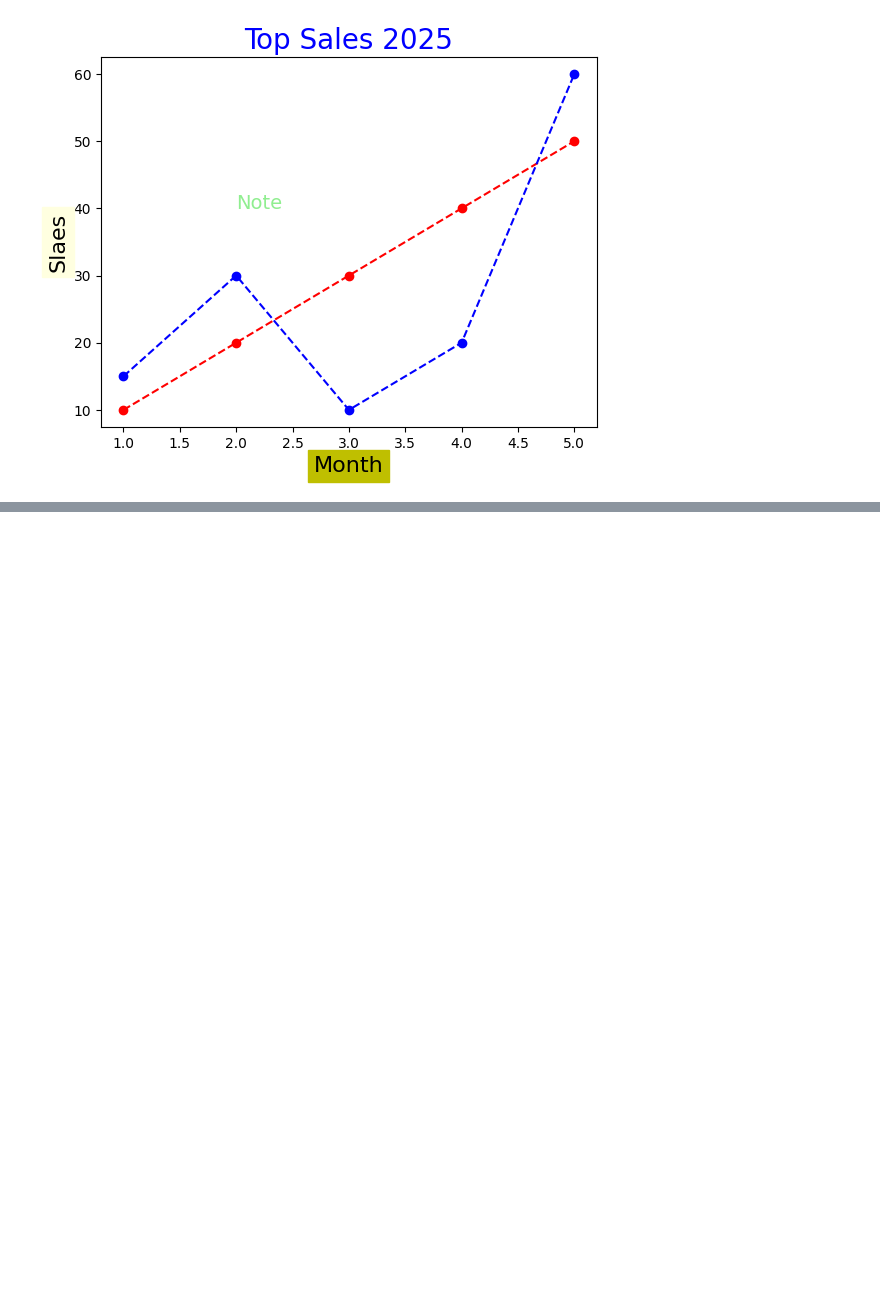
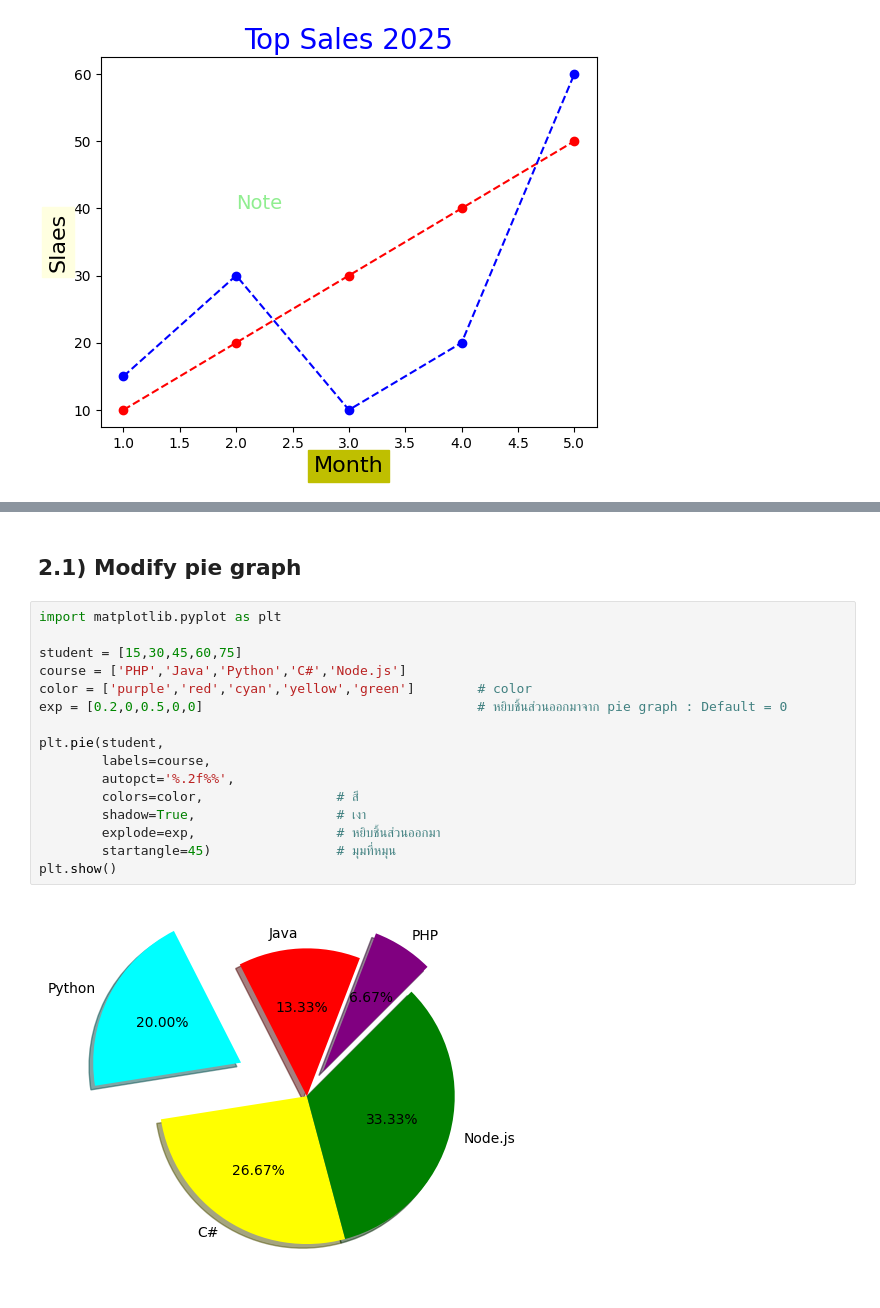
Before and after one commit to SutripatNew/Z01.-Python, a Jupyter notebook: 01_DataScience/matplotlib.ipynb, the cells around one changed output, grey strips where cells are left out. Drawn from its saved outputs; the diff is of its cells as text; blank space fills up the shorter version.

```diff
--- a/01_DataScience/matplotlib.ipynb
+++ b/01_DataScience/matplotlib.ipynb
@@ -406,0 +472,20 @@ plt.show()
+# %% [markdown]
+## 2.1) Modify pie graph
+# %%
+import matplotlib.pyplot as plt
+
+student = [15,30,45,60,75]
+course = ['PHP','Java','Python','C#','Node.js']
+color = ['purple','red','cyan','yellow','green']        # color
+exp = [0.2,0,0.5,0,0]                                   # หยิบชิ้นส่วนออกมาจาก pie graph : Default = 0
+
+plt.pie(student,
+        labels=course,
+        autopct='%.2f%%',
+        colors=color,                 # สี
+        shadow=True,                  # เงา
+        explode=exp,                  # หยิบชิ้นส่วนออกมา
+        startangle=45)                # มุมที่หมุน
+plt.show()
+# %% [output]
+[figure, added]
```
Also changed, not shown: parts of 22 cells of this notebook, 11 other files.
